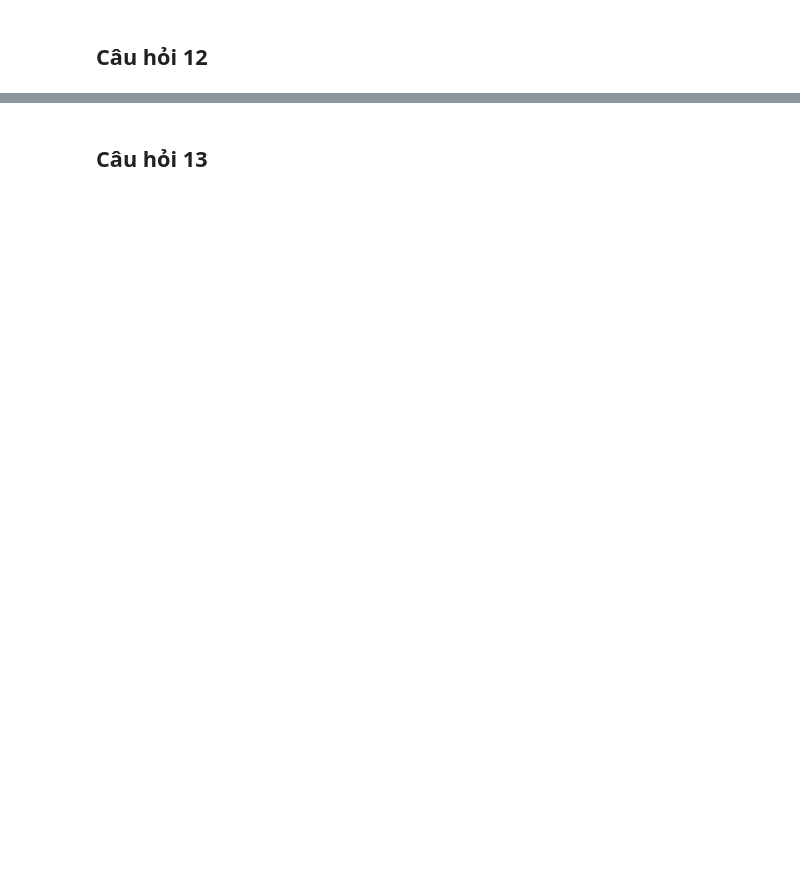
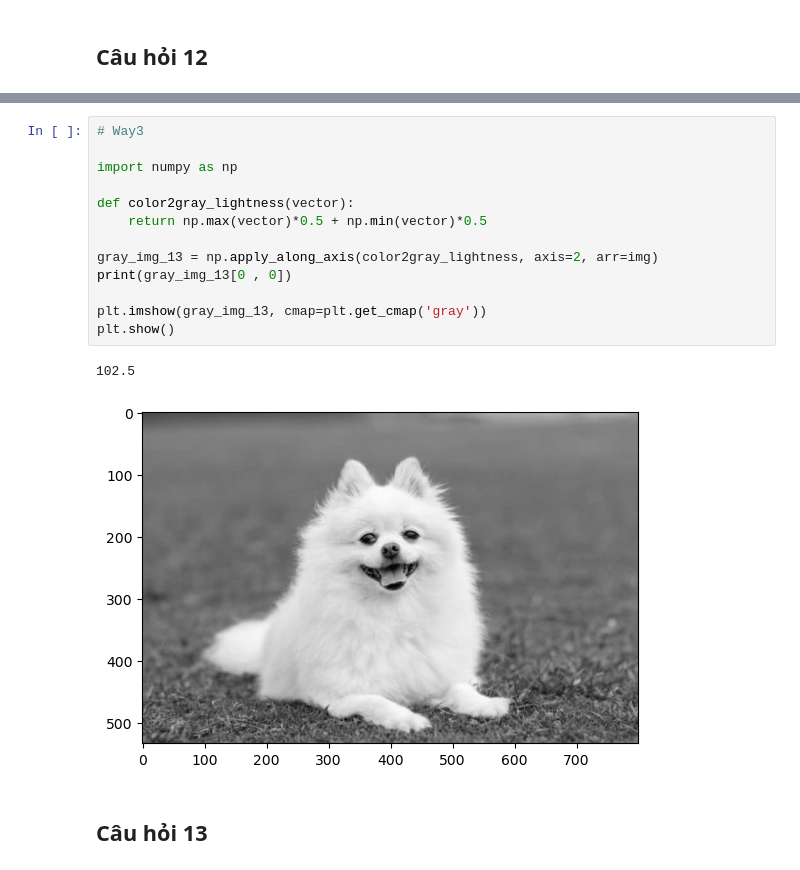
Before and after one commit to buiquanghuy99-aio24/AIO24-269, a Jupyter notebook: EXERCISES/MODULE-02/exercise-01.ipynb, the cells around one changed output, grey strips where cells are left out. Cells and saved outputs as stored; diff of their text form; blank space fills up the shorter version.

```diff
--- a/EXERCISES/MODULE-02/exercise-01.ipynb
+++ b/EXERCISES/MODULE-02/exercise-01.ipynb
@@ -37,2 +261,18 @@ Tạo mảng 1 chiều từ 0 đến 9
+# %%
+# Way3
+
+import numpy as np
+
+def color2gray_lightness(vector):
+    return np.max(vector)*0.5 + np.min(vector)*0.5
+
+gray_img_13 = np.apply_along_axis(color2gray_lightness, axis=2, arr=img)
+print(gray_img_13[0 , 0])
+
+plt.imshow(gray_img_13, cmap=plt.get_cmap('gray'))
+plt.show()
+# %% [output]
+102.5
+[figure, added]
 # %% [markdown]
 ## Câu hỏi 13
```
Also changed, not shown: parts of 65 cells of this notebook, 2 other files.
